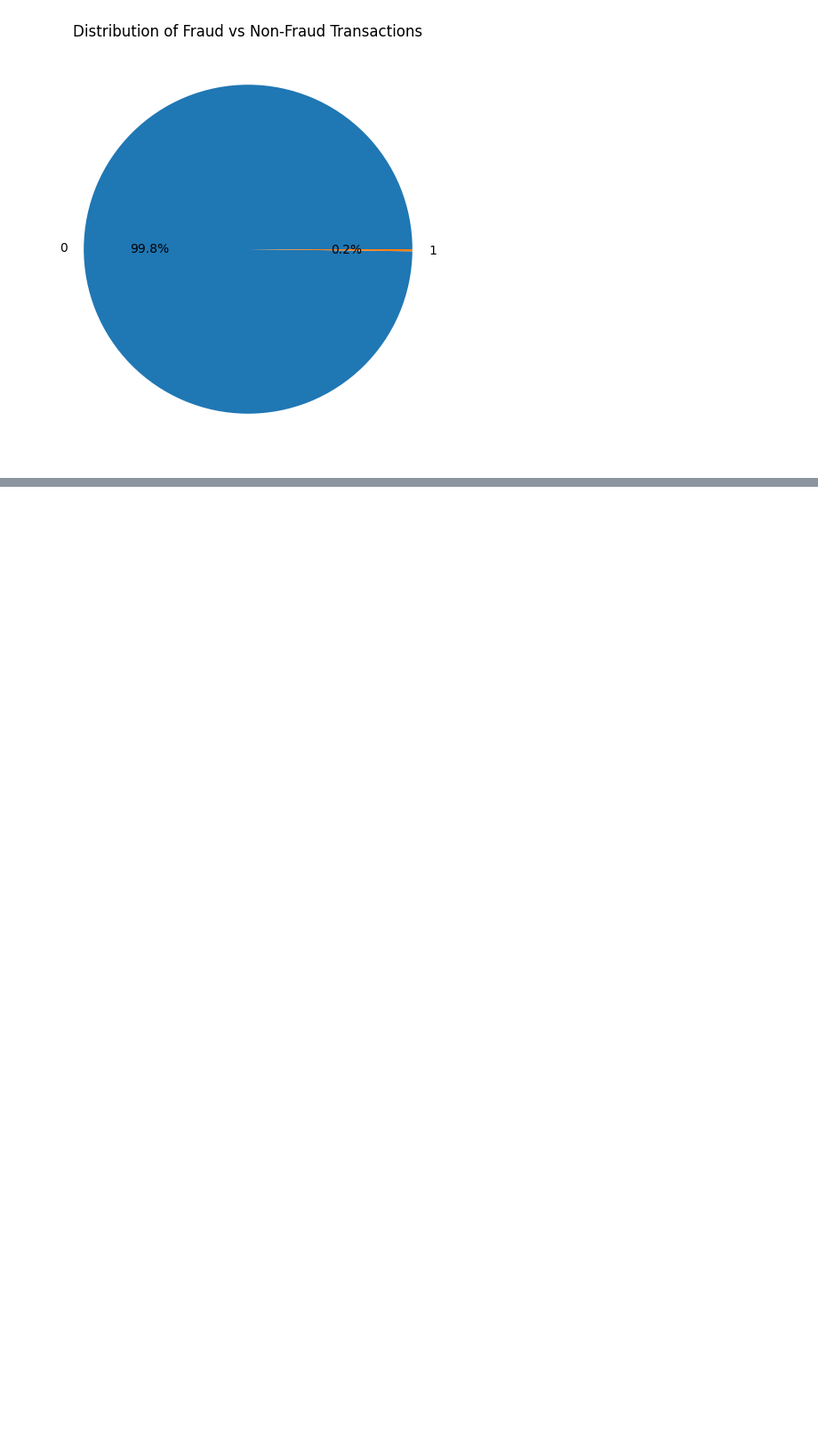
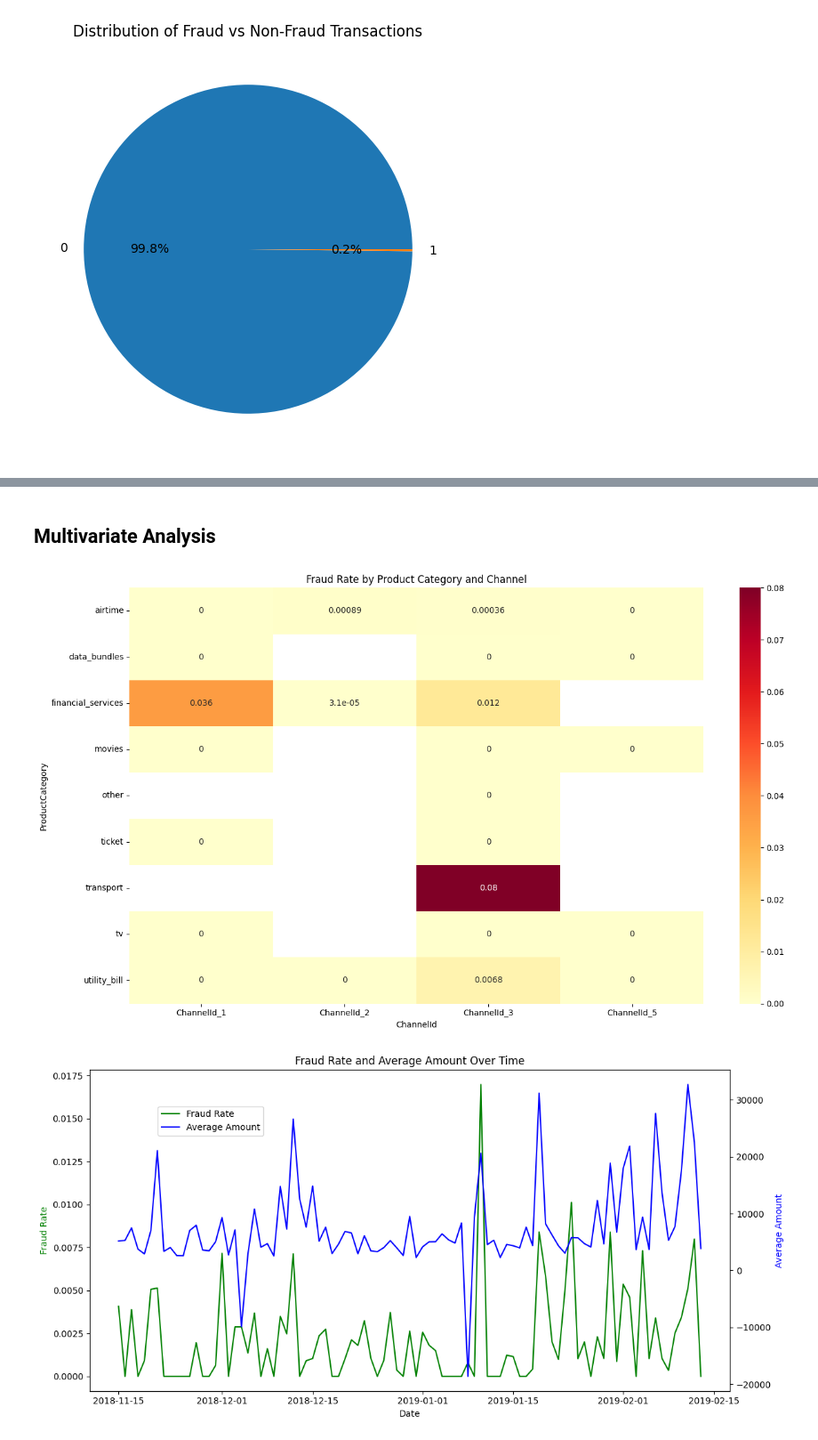
Before and after one commit to OL-YAD/credit-risk-scoring-model, a Jupyter notebook: notebooks/eda_analysis.ipynb, the cells around one changed output, grey strips where cells are left out. Shown at 89% size. Saved outputs shown, nothing was run; the diff lists cells and outputs as text; code cells hidden in the pictures; blank space fills up the shorter version.

```diff
--- a/notebooks/eda_analysis.ipynb
+++ b/notebooks/eda_analysis.ipynb
@@ -214,0 +189,7 @@ plt.show()
+# %% [markdown]
+## Multivariate Analysis
+# %%
+multivariate_analysis(df)
+# %% [output]
+[figure, added]
+[figure, added]
```
Also changed, not shown: parts of 26 cells of this notebook.
